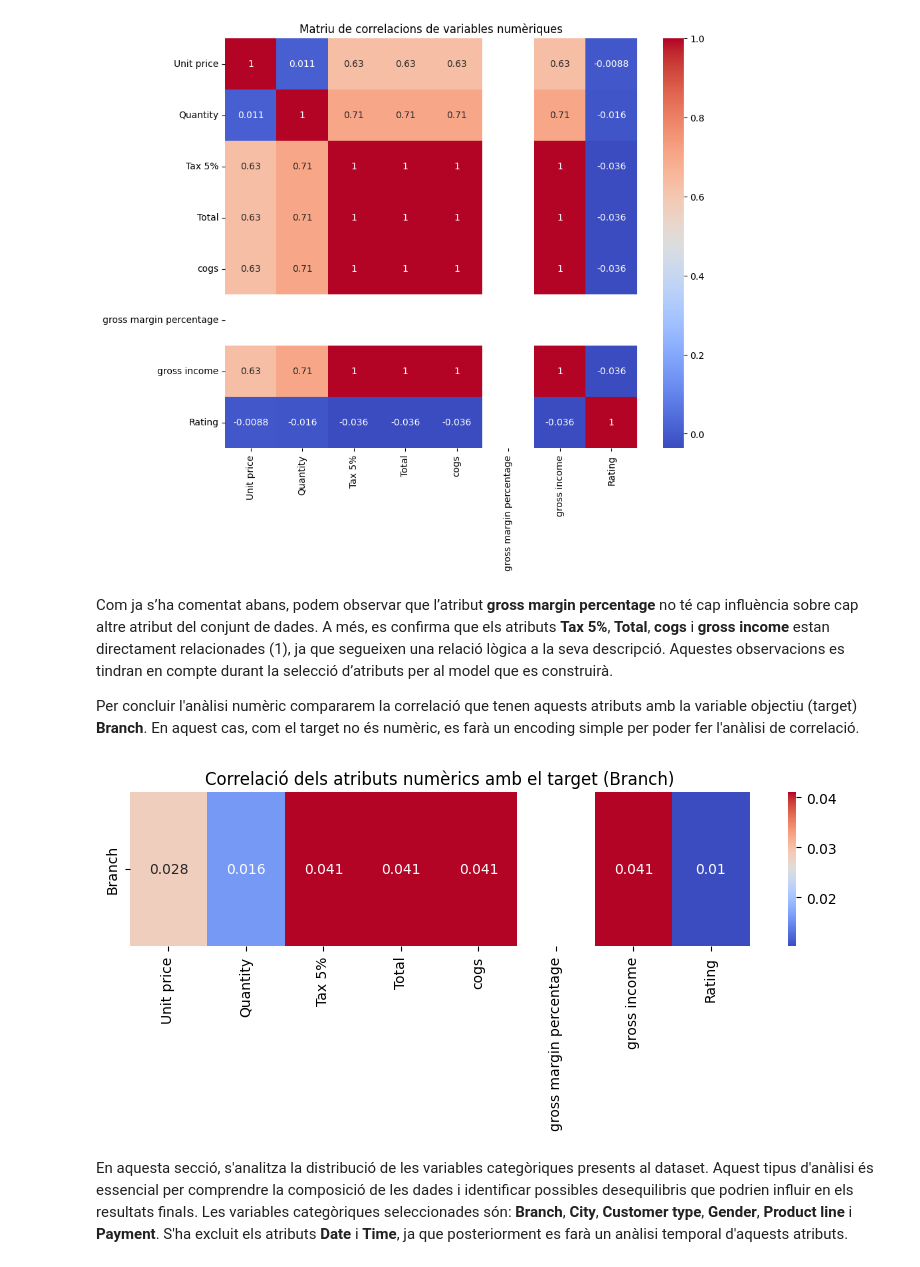
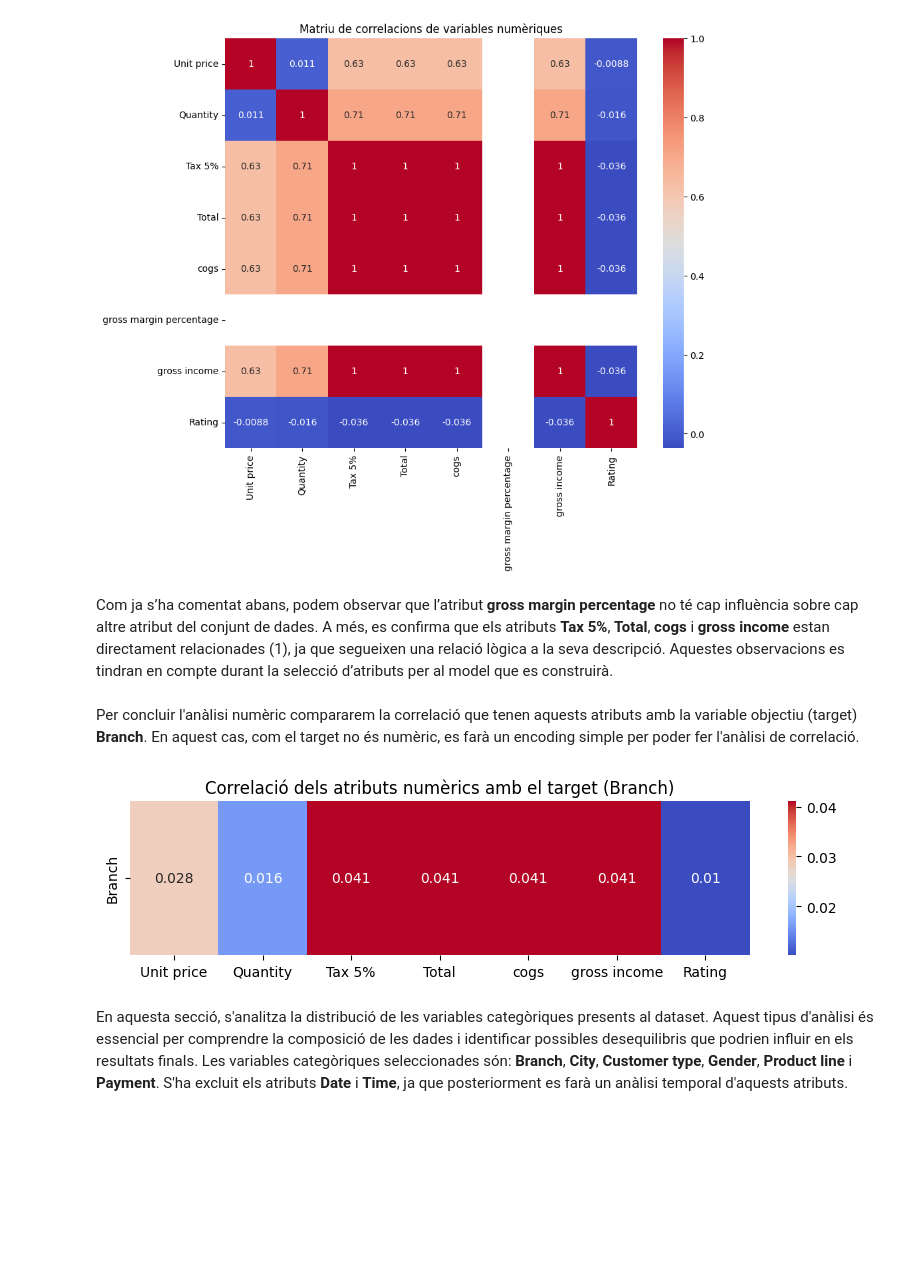
Before and after one commit to gabozan/Predictive-Modeling-on-Supermarket-Sales, a Jupyter notebook: supermarket_sales.ipynb, the cells around one changed output. Drawn from its saved outputs; the diff is of its cells as text; code cells hidden in the pictures; blank space fills up the shorter version.

```diff
--- a/supermarket_sales.ipynb
+++ b/supermarket_sales.ipynb
@@ -171,17 +171,20 @@ plt.show()
 [figure]
 # %% [markdown]
 Com ja s’ha comentat abans, podem observar que l’atribut **gross margin percentage** no té cap influència sobre cap altre atribut del conjunt de dades. A més, es confirma que els atributs **Tax 5%**, **Total**, **cogs** i **gross income** estan directament relacionades (1), ja que segueixen una relació lògica a la seva descripció. Aquestes observacions es tindran en compte durant la selecció d’atributs per al model que es construirà.
-
-Per concluir l'anàlisi numèric compararem la correlació que tenen aquests atributs amb la variable objectiu (target) **Branch**. En aquest cas, com el target no és numèric, es farà un encoding simple per poder fer l'anàlisi de correlació.
+# %%
+dataset = dataset.drop("gross margin percentage", axis=1)
+# %% [markdown]
+Per concluir l'anàlisi numèric compararem la correlació que tenen aquests atributs amb la variable objectiu (target) **Branch**. En aquest cas, com el target no és numèric, es farà un encoding simple per poder fer l'anàlisi de correlació.
 # %%
+atributsNumerics = dataset.select_dtypes(["float64", "int64"])
 atributsNumerics["Branch"] = dataset["Branch"].astype("category").cat.codes
 correlacioNumericsTarget = atributsNumerics.corr().loc["Branch"].drop("Branch").to_frame()
 plt.figure(figsize=(10, 2))
 sns.heatmap(correlacioNumericsTarget.T, annot=True, cmap="coolwarm")
 plt.title("Correlació dels atributs numèrics amb el target (Branch)")
 plt.show()
 # %% [output]
-[figure, old version]
+[figure, new version]
 # %% [markdown]
 En aquesta secció, s'analitza la distribució de les variables categòriques presents al dataset. Aquest tipus d'anàlisi és essencial per comprendre la composició de les dades i identificar possibles desequilibris que podrien influir en els resultats finals. Les variables categòriques seleccionades són: **Branch**, **City**, **Customer type**, **Gender**, **Product line** i **Payment**. S'ha excluit els atributs **Date** i **Time**, ja que posteriorment es farà un anàlisi temporal d'aquests atributs.
 # %%
```
Also changed, not shown: parts of 2 cells of this notebook.
